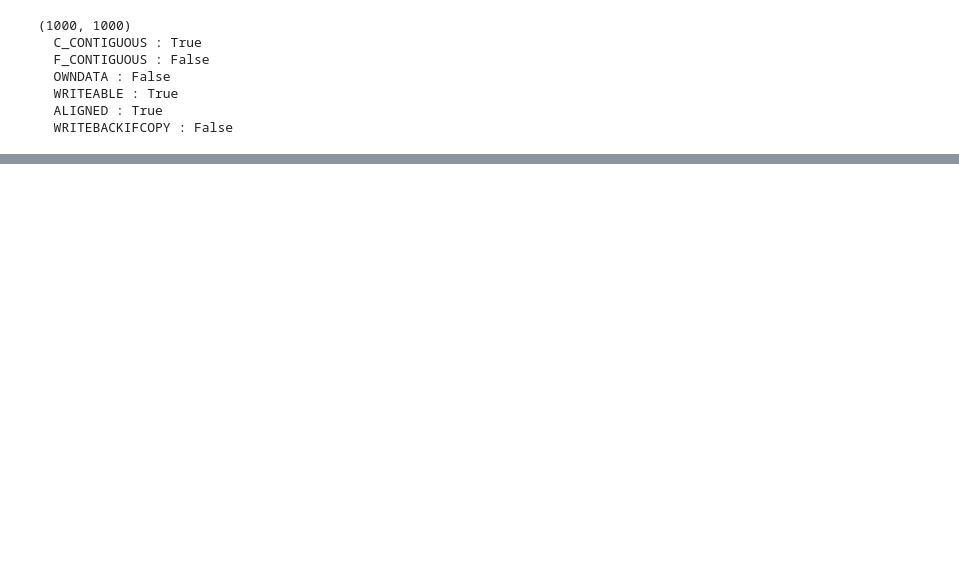
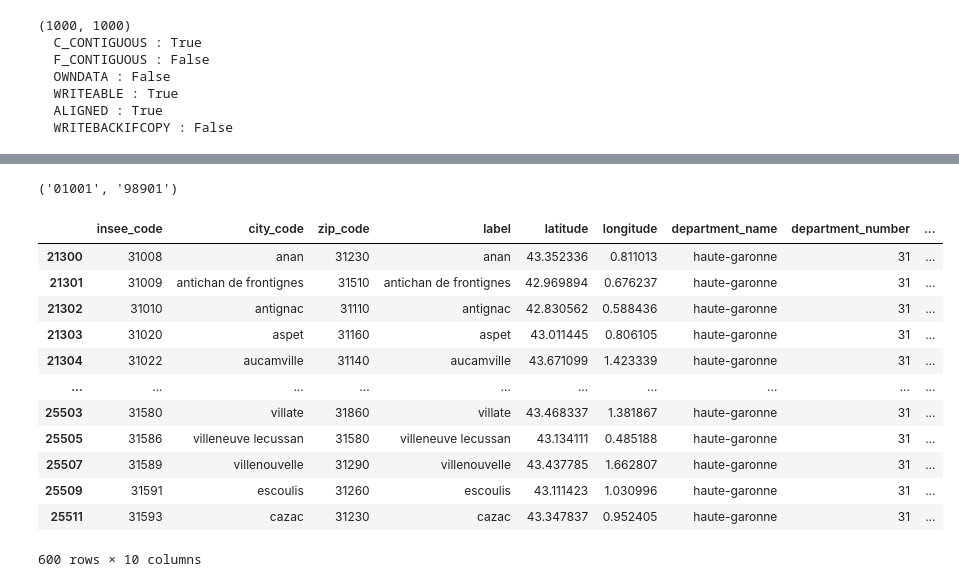
Before and after one commit to matthcol/pythonperf202312b, a Jupyter notebook: notebook1.ipynb, the cells around one changed output, grey strips where cells are left out. Drawn from its saved outputs; the diff is of its cells as text; code cells hidden in the pictures; blank space fills up the shorter version.

```diff
--- a/notebook1.ipynb
+++ b/notebook1.ipynb
@@ -1137,0 +1195,20 @@ array([[ 5.38620603,  8.11377451, 11.38337211,  9.6508103 ,  8.12797394,
+# %%
+dfCitiesFrInsee.index.min(), dfCitiesFrInsee.index.max()
+# %% [output]
+('01001', '98901')
+# %%
+dfCitiesFr.loc[dfCitiesFr.insee_code.str.startswith('31')]
+# %% [output]
+|  | insee_code | city_code | zip_code | label | latitude | longitude | department_name | department_number | ... |
+| 21300 | 31008 | anan | 31230 | anan | 43.352336 | 0.811013 | haute-garonne | 31 | ... |
+| 21301 | 31009 | antichan de frontignes | 31510 | antichan de frontignes | 42.969894 | 0.676237 | haute-garonne | 31 | ... |
+| 21302 | 31010 | antignac | 31110 | antignac | 42.830562 | 0.588436 | haute-garonne | 31 | ... |
+| 21303 | 31020 | aspet | 31160 | aspet | 43.011445 | 0.806105 | haute-garonne | 31 | ... |
+| 21304 | 31022 | aucamville | 31140 | aucamville | 43.671099 | 1.423339 | haute-garonne | 31 | ... |
+| ... | ... | ... | ... | ... | ... | ... | ... | ... | ... |
+| 25503 | 31580 | villate | 31860 | villate | 43.468337 | 1.381867 | haute-garonne | 31 | ... |
+| 25505 | 31586 | villeneuve lecussan | 31580 | villeneuve lecussan | 43.134111 | 0.485188 | haute-garonne | 31 | ... |
+| 25507 | 31589 | villenouvelle | 31290 | villenouvelle | 43.437785 | 1.662807 | haute-garonne | 31 | ... |
+| 25509 | 31591 | escoulis | 31260 | escoulis | 43.111423 | 1.030996 | haute-garonne | 31 | ... |
+| 25511 | 31593 | cazac | 31230 | cazac | 43.347837 | 0.952405 | haute-garonne | 31 | ... |
+600 rows × 10 columns
```
Also changed, not shown: parts of 37 cells of this notebook, 4 other files.
